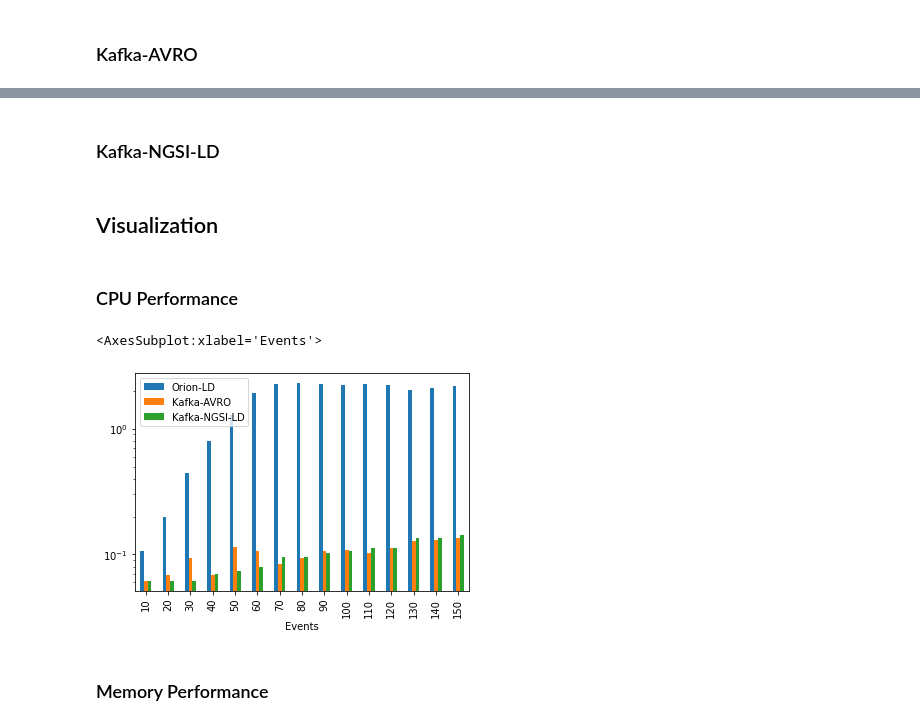
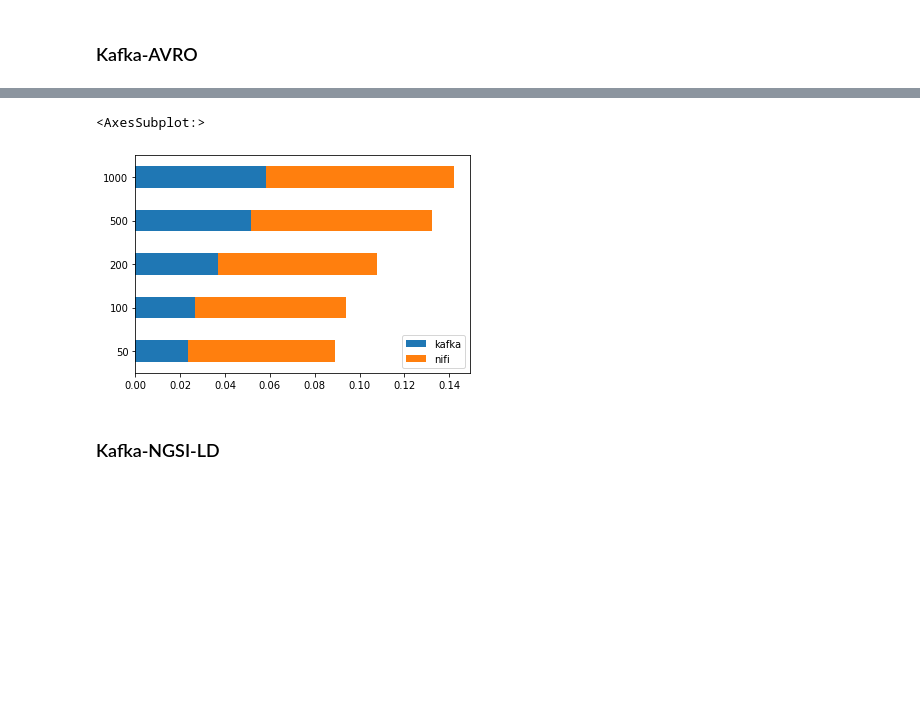
Before and after one commit to giros-dit/cim-prometheus-pipelines, a Jupyter notebook: Experiments.ipynb, the cells around one changed output, grey strips where cells are left out. Drawn from its saved outputs; the diff is of its cells as text; code cells hidden in the pictures; blank space fills up the shorter version.

```diff
--- a/Experiments.ipynb
+++ b/Experiments.ipynb
@@ -274,2 +287,16 @@ for event in events:
+# %%
+kafka_avro_mem = {}
+for table in kafka_avro_services:
+    mem_means = table.groupby("service").mean()["memory"]
+    for index,value in mem_means.iteritems():
+        if index not in kafka_avro_mem:
+            kafka_avro_mem[index] = []
+        kafka_avro_mem[index].append(value)
+# %%
+mem = pd.DataFrame(kafka_avro_mem, index=events)
+mem.plot.barh(stacked=True)
+# %% [output]
+<AxesSubplot:>
+[figure, added]
 # %% [markdown]
 ### Kafka-NGSI-LD
@@ -287,13 +302,0 @@ for event in events:
-# %% [markdown]
-## Visualization
-# %% [markdown]
-### CPU Performance
-# %%
-cpu_perf = pd.DataFrame({"Events": events,"Orion-LD": orion_cpu,
-                         "Kafka-AVRO": kafka_avro_cpu, "Kafka-NGSI-LD": kafka_ngsi_ld_cpu})
-cpu_perf.plot.bar(x="Events")
-# %% [output]
-<AxesSubplot:xlabel='Events'>
-[figure, removed]
-# %% [markdown]
-### Memory Performance
```
Also changed, not shown: parts of 19 cells of this notebook, 40 other files.
